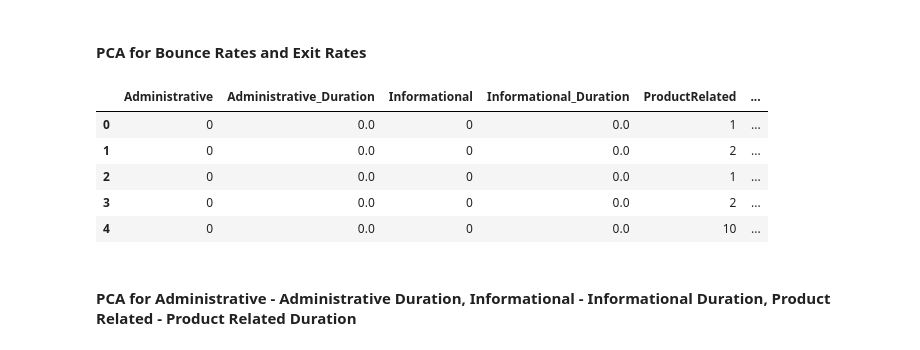
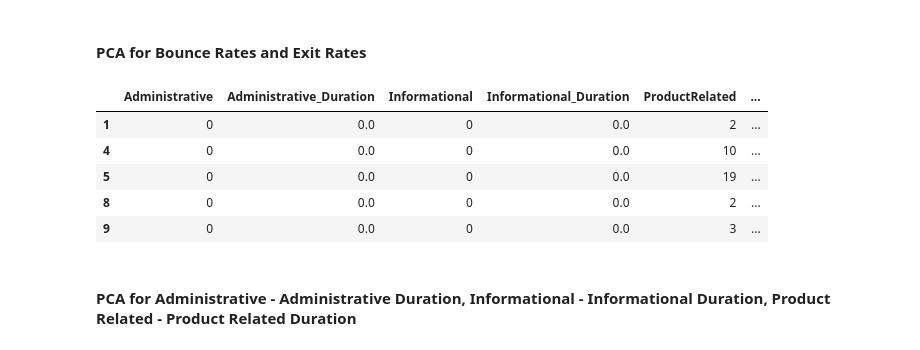
Before and after one commit to Friday-Challenge-Delta/Sedora_Sales, a Jupyter notebook: notebook.ipynb, the cells around one changed output. Saved outputs shown, nothing was run; the diff lists cells and outputs as text; code cells hidden in the pictures.

```diff
--- a/notebook.ipynb
+++ b/notebook.ipynb
@@ -113,0 +128,3 @@ df.describe()
+# %%
+df=df.drop(df.loc[df.Administrative>10].index.tolist())
+sns.boxplot(df["Administrative"])
@@ -113,0 +134,3 @@ df.describe()
+# %%
+df=df.drop(df.loc[df.Administrative_Duration>1000].index.tolist())
+sns.boxplot(df["Administrative_Duration"])
@@ -113,0 +140,3 @@ df.describe()
+# %%
+df=df.drop(df.loc[df.ProductRelated>220].index.tolist())
+sns.boxplot(df["ProductRelated"])
@@ -113,0 +146,3 @@ df.describe()
+# %%
+df=df.drop(df.loc[df.ProductRelated_Duration>20000].index.tolist())
+sns.boxplot(df["ProductRelated_Duration"])
@@ -118,18 +154,21 @@ df.describe()
 # %% [markdown]
 #### PCA for Bounce Rates and Exit Rates
 # %%
+#standard=StandardScaler()
+df[["BounceRates","ExitRates"]]=standard.fit_transform(df[["BounceRates","ExitRates"]])
+
 from sklearn.decomposition import PCA
 pca = PCA(n_components=1)
 bounce_exit=pca.fit_transform(df[["BounceRates","ExitRates"]])
 df["bounce_exit"]=bounce_exit
 
 #Now we can delete bouncerates and exitrates
 df.drop(["BounceRates","ExitRates"],axis=1)
 df.head()
 # %% [output]
 |  | Administrative | Administrative_Duration | Informational | Informational_Duration | ProductRelated | ... |
-| 0 | 0 | 0.0 | 0 | 0.0 | 1 | ... |
 | 1 | 0 | 0.0 | 0 | 0.0 | 2 | ... |
-| 2 | 0 | 0.0 | 0 | 0.0 | 1 | ... |
-| 3 | 0 | 0.0 | 0 | 0.0 | 2 | ... |
 | 4 | 0 | 0.0 | 0 | 0.0 | 10 | ... |
+| 5 | 0 | 0.0 | 0 | 0.0 | 19 | ... |
+| 8 | 0 | 0.0 | 0 | 0.0 | 2 | ... |
+| 9 | 0 | 0.0 | 0 | 0.0 | 3 | ... |
```
Also changed, not shown: parts of 27 cells of this notebook, 5 other files.
